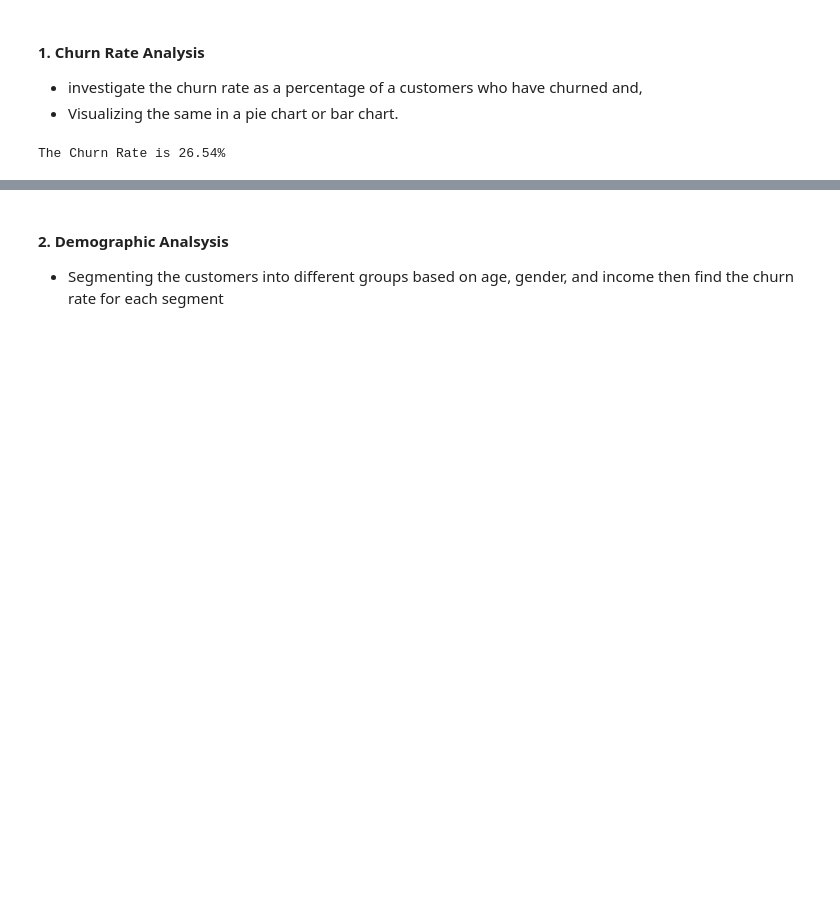
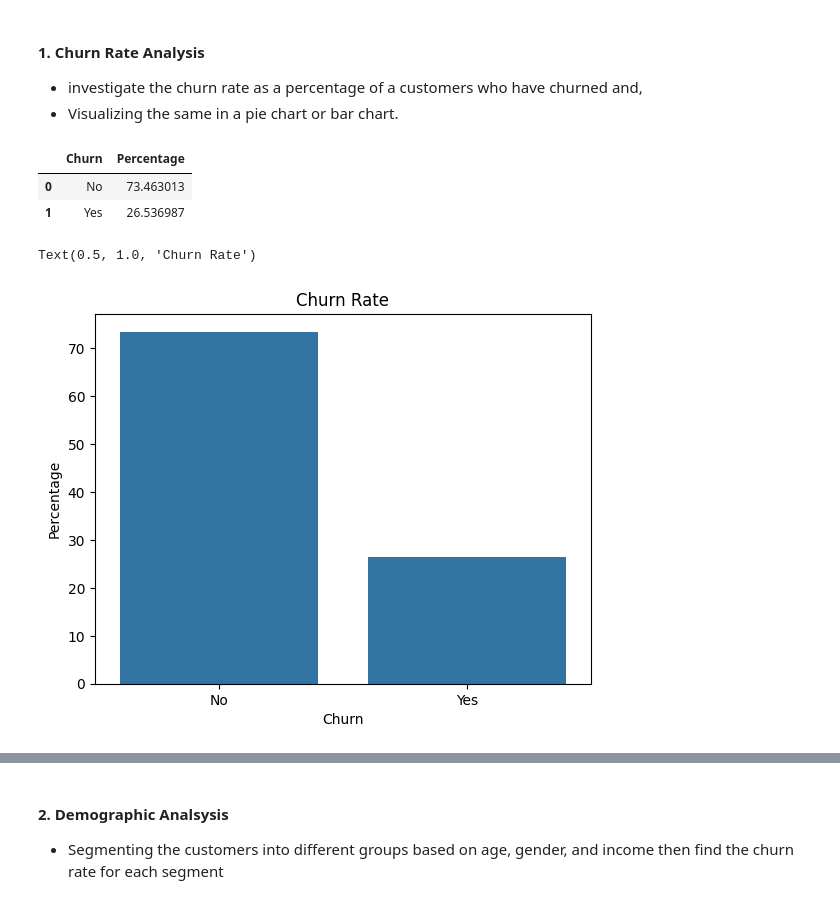
Before and after one commit to mut-rogers/customer_churn, a Jupyter notebook: churn.ipynb, the cells around one changed output, grey strips where cells are left out. Drawn from its saved outputs; the diff is of its cells as text; code cells hidden in the pictures; blank space fills up the shorter version.

```diff
--- a/churn.ipynb
+++ b/churn.ipynb
@@ -91,12 +91,3 @@ memory usage: 1.1+ MB
 #### 1. Churn Rate Analysis
 - investigate the churn rate as a percentage of a customers who have churned and,
 - Visualizing the same in a pie chart or bar chart.
-# %%
-# Percentage of customers who have churned
-total_customers = dataset.shape[0]
-customers_who_churned = dataset[dataset.Churn == "Yes"].shape[0]
-perc_churn = (customers_who_churned / total_customers) * 100
-
-print("The Churn Rate is {0:.2f}%".format(perc_churn))
-# %% [output]
-The Churn Rate is 26.54%
@@ -104,0 +94,23 @@ The Churn Rate is 26.54%
+# %%
+# Percentage of customers who have churned
+percentage_churn = dataset.Churn.value_counts(normalize=True) * 100
+
+# Create a dataframe so that it is easier to plot the percentages
+churn_rate_df = percentage_churn.reset_index()
+
+# Setting column names
+churn_rate_df.columns = ["Churn", "Percentage"]
+
+churn_rate_df
+# %% [output]
+|  | Churn | Percentage |
+| 0 | No | 73.463013 |
+| 1 | Yes | 26.536987 |
+# %%
+# Visualizing the churn rate
+sns.barplot(churn_rate_df, x="Churn", y="Percentage")
+
+plt.title("Churn Rate")
+# %% [output]
+Text(0.5, 1.0, 'Churn Rate')
+[figure, added]
```
Also changed, not shown: parts of 4 cells of this notebook.
